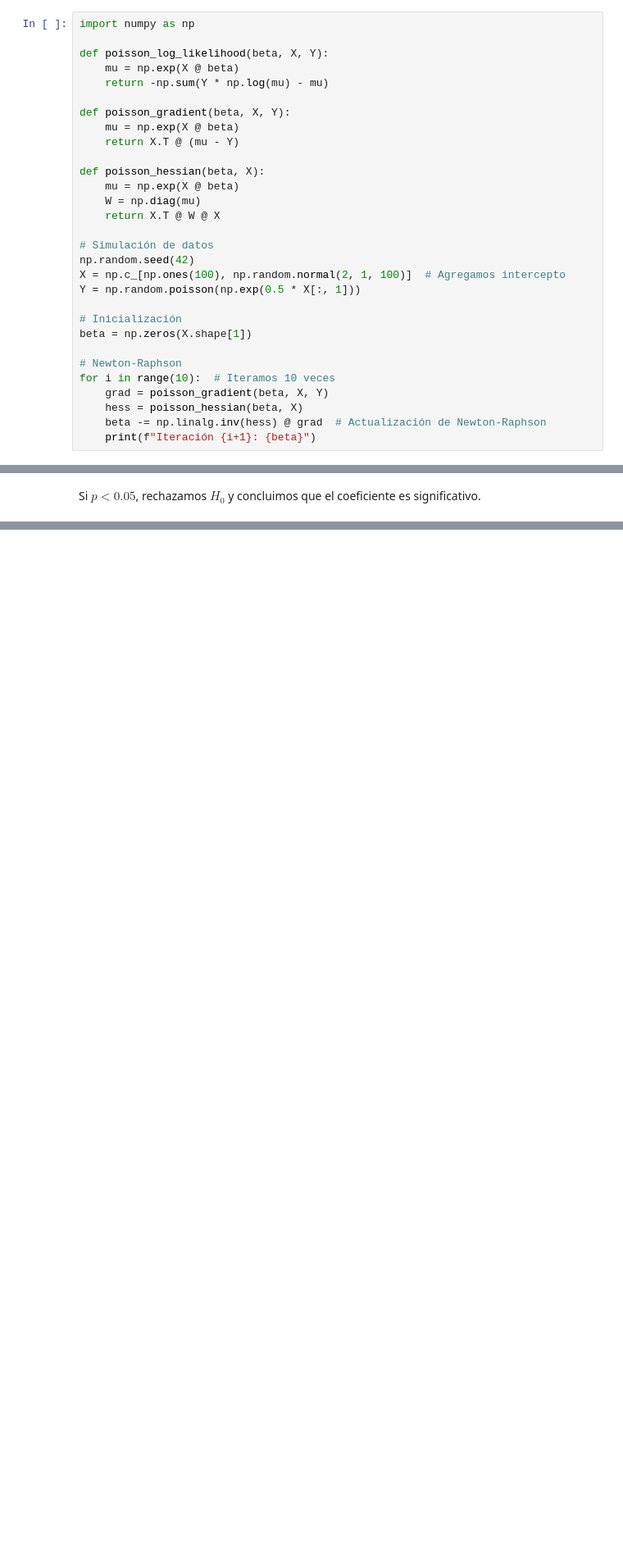
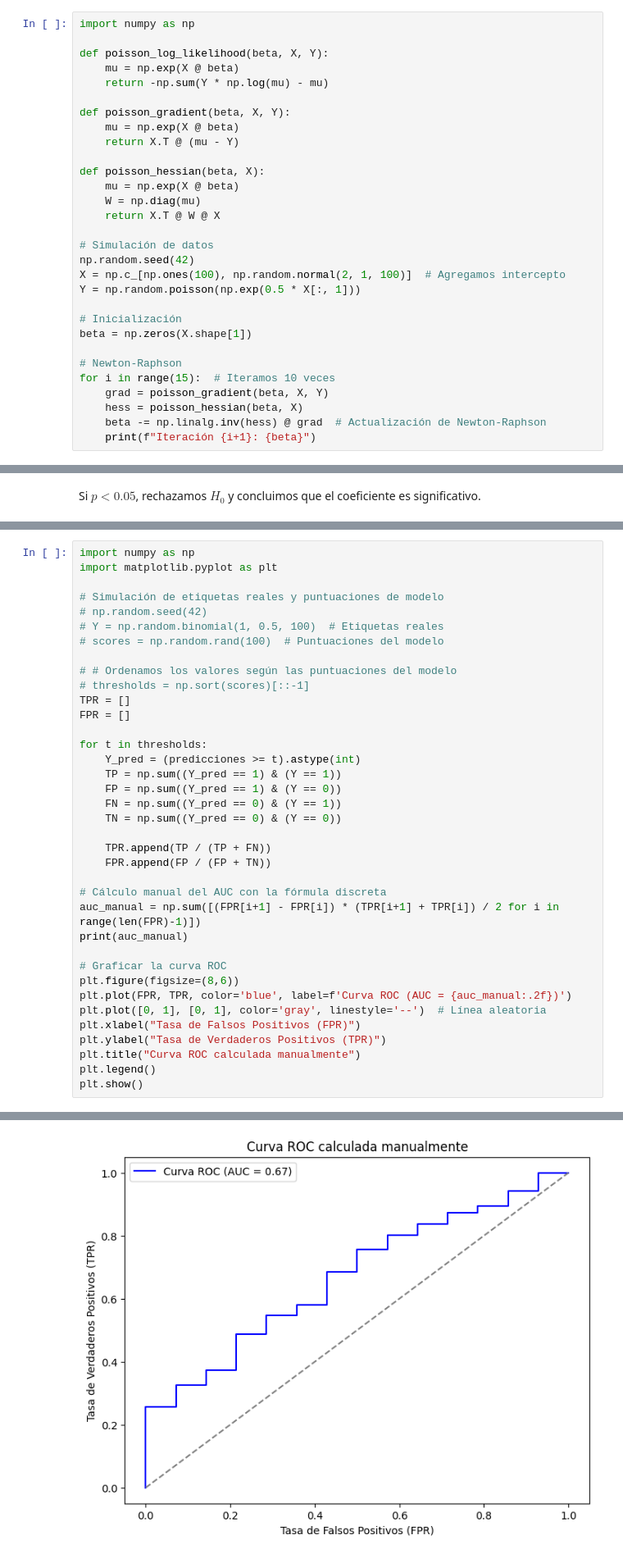
Before and after one commit to pikey-msc/AprendizMaquina, a Jupyter notebook: 2025-2/Regresion/MLG.ipynb, the cells around one changed output, grey strips where cells are left out. Shown: that part at 82% size. Saved outputs shown, nothing was run; the diff lists cells and outputs as text; blank space fills up the shorter version.

```diff
--- a/2025-2/Regresion/MLG.ipynb
+++ b/2025-2/Regresion/MLG.ipynb
@@ -334,7 +359,7 @@ Y = np.random.poisson(np.exp(0.5 * X[:, 1]))
 beta = np.zeros(X.shape[1])
 
 # Newton-Raphson
-for i in range(10):  # Iteramos 10 veces
+for i in range(15):  # Iteramos 10 veces
     grad = poisson_gradient(beta, X, Y)
     hess = poisson_hessian(beta, X)
     beta -= np.linalg.inv(hess) @ grad  # Actualización de Newton-Raphson
@@ -686,0 +895,38 @@ plt.show()
+# %%
+import numpy as np
+import matplotlib.pyplot as plt
+
+# Simulación de etiquetas reales y puntuaciones de modelo
+# np.random.seed(42)
+# Y = np.random.binomial(1, 0.5, 100)  # Etiquetas reales
+# scores = np.random.rand(100)  # Puntuaciones del modelo
+
+# # Ordenamos los valores según las puntuaciones del modelo
+# thresholds = np.sort(scores)[::-1]
+TPR = []
+FPR = []
+
+for t in thresholds:
+    Y_pred = (predicciones >= t).astype(int)
+    TP = np.sum((Y_pred == 1) & (Y == 1))
+    FP = np.sum((Y_pred == 1) & (Y == 0))
+    FN = np.sum((Y_pred == 0) & (Y == 1))
+    TN = np.sum((Y_pred == 0) & (Y == 0))
+
+    TPR.append(TP / (TP + FN))
+    FPR.append(FP / (FP + TN))
+
+# Cálculo manual del AUC con la fórmula discreta
+auc_manual = np.sum([(FPR[i+1] - FPR[i]) * (TPR[i+1] + TPR[i]) / 2 for i in range(len(FPR)-1)])
+print(auc_manual)
+
+# Graficar la curva ROC
+plt.figure(figsize=(8,6))
+plt.plot(FPR, TPR, color='blue', label=f'Curva ROC (AUC = {auc_manual:.2f})')
+plt.plot([0, 1], [0, 1], color='gray', linestyle='--')  # Línea aleatoria
+plt.xlabel("Tasa de Falsos Positivos (FPR)")
+plt.ylabel("Tasa de Verdaderos Positivos (TPR)")
+plt.title("Curva ROC calculada manualmente")
+plt.legend()
+plt.show()
+# %% [output]
@@ -687,2 +934,3 @@ plt.show()
+[figure, added]
 # %% [markdown]
 
```
Also changed, not shown: parts of 40 cells of this notebook.
